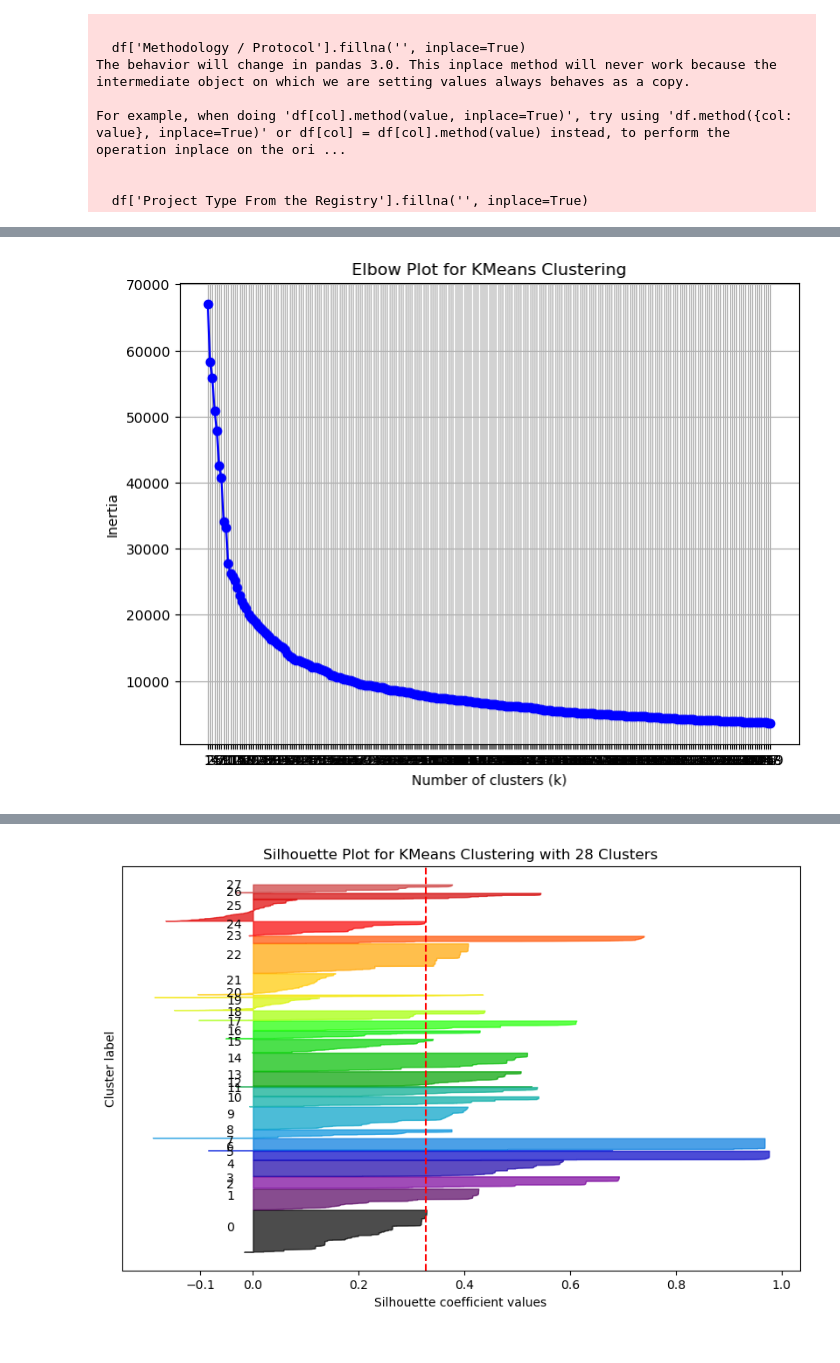
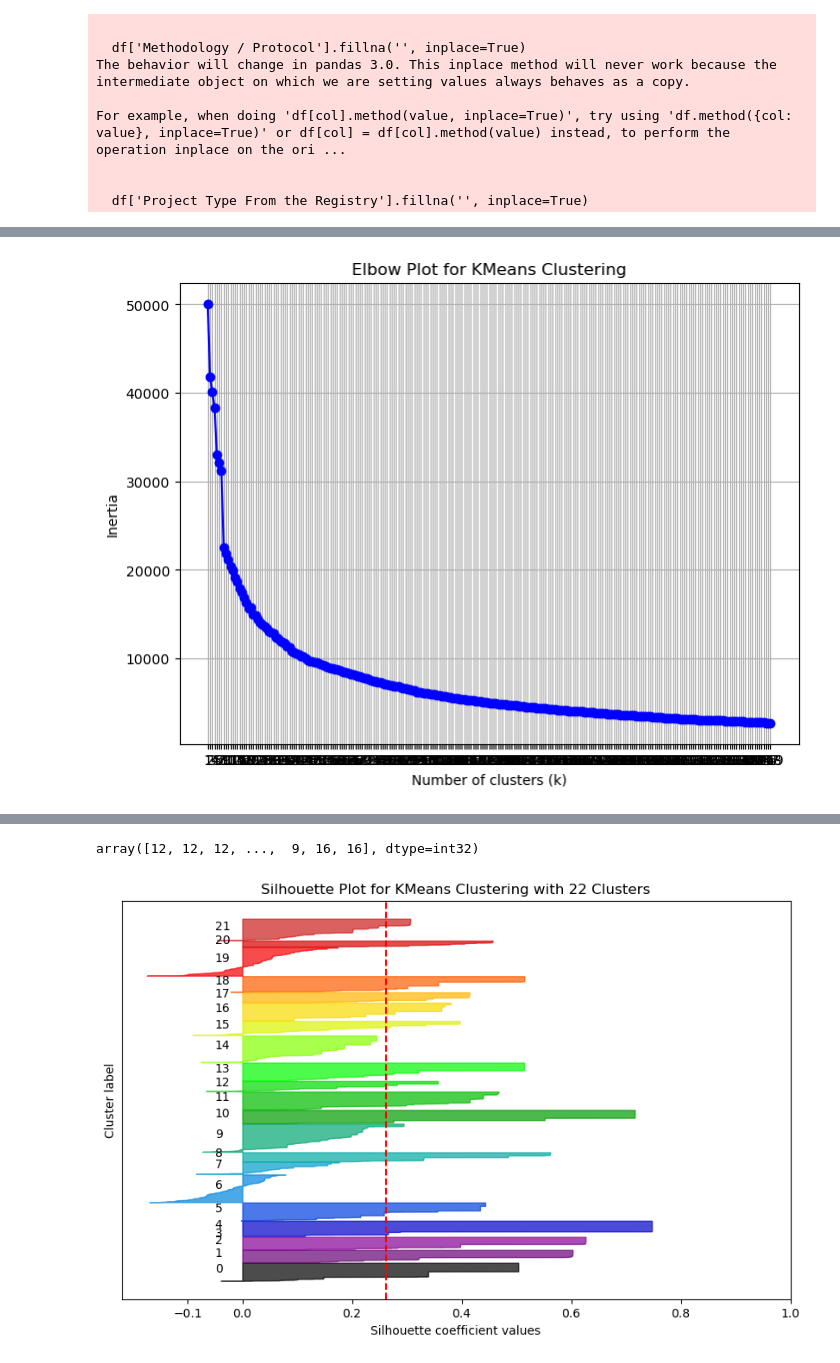
Before and after one commit to MaggieCorry/Capstone_Corry_Hoang_Tajnekar_Rong, a Jupyter notebook: EDA/Corry_Cluster.ipynb, the cells around one changed output, grey strips where cells are left out. Drawn from its saved outputs; the diff is of its cells as text; code cells hidden in the pictures.

```diff
--- a/EDA/Corry_Cluster.ipynb
+++ b/EDA/Corry_Cluster.ipynb
@@ -55,9 +58,10 @@ For example, when doing 'df[col].method(value, inplace=True)', try using 'df.met
   df['Estimated Annual Emission Reductions'].fillna(0, inplace=True)
 # %%
 # Encode categorical variables
-cat_features = ['Voluntary Registry', 'Scope', 'Reduction / Removal', 'Region', 'Registry / ARB / WA']
-cont_features = ['Total Credits Issued', 'Estimated Annual Emission Reductions']
-text_features = [' Type', 'Methodology / Protocol','Project Type From the Registry']
+cat_features = ['Voluntary Registry', 'Region', 'Registry / ARB / WA']
+#cont_features = ['Total Credits Issued', 'Estimated Annual Emission Reductions']
+cont_features = ['Estimated Annual Emission Reductions']
+text_features = [' Type', 'Methodology / Protocol', 'Project Name', 'Project Type From the Registry']
 # %%
 df_cat = pd.get_dummies(df, columns=cat_features, drop_first=True, dummy_na=True)
-df_cat = df_cat.iloc[:, 10:]
+df_cat = df_cat.iloc[:, 12:]
@@ -64,6 +82,6 @@ df_cat = df_cat.iloc[:, 10:]
 # %%
 scaler = StandardScaler()
-df_cont = scaler.fit_transform(df[['Total Credits Issued', 'Estimated Annual Emission Reductions']])
+df_cont = scaler.fit_transform(df[['Estimated Annual Emission Reductions']])
 # %%
 # Text vectorization using TF-IDF
 
@@ -133,10 +153,10 @@ plt.xticks(k_range)
 plt.grid(True)
 plt.show()
 # %% [output]
-[figure, old version]
+[figure, new version]
 # %%
 # Apply KMeans Clustering
-kmeans = KMeans(n_clusters=28, random_state=42)
+kmeans = KMeans(n_clusters=22, random_state=12)
 kmeans.fit(X_combined)
 
 # Get cluster labels
@@ -152,45 +172,52 @@ df.head()
 | 2 | ACR103 | Inland Empire Anaerobic Ag Digester | ACR | No | Completed | Agriculture | Manure Methane Digester | ... |
 | 3 | ACR104 | Ankotrofotsy Community-based Refo... | ACR | No | Inactive | Forestry & Land Use | Afforestation/Reforestation | ... |
 | 4 | ACR105 | Boa Vista A/R | ACR | No | Canceled | Forestry & Land Use | Afforestation/Reforestation | ... |
+# %%
+labels
+# %% [output]
+array([12, 12, 12, ...,  9, 16, 16], dtype=int32)
 # %%
 # Create a subplot with 1 row and 1 column
 plt.figure(figsize=(10, 6))
 plt.subplot(1, 1, 1)
 
+silhouette_avg = silhouette_score(X_combined, labels)
+silhouette_values = silhouette_samples(X_combined, labels)
+
 # Compute the silhouette plot
 y_lower = 10
-for i in range(28):
+for i in range(22):
     # Aggregate the silhouette scores for samples belonging to cluster i
-    ith_cluster_silhouette_values = sample_silhouette_values[labels == i]
+    ith_cluster_silhouette_values = silhouette_values[labels == i]
     ith_cluster_silhouette_values.sort()
 
     size_cluster_i = ith_cluster_silhouette_values.shape[0]
     y_upper = y_lower + size_cluster_i
 
-    color = plt.cm.nipy_spectral(float(i) / 28)
+    color = plt.cm.nipy_spectral(float(i) / 22)
     plt.fill_betweenx(np.arange(y_lower, y_upper),
                       0, ith_cluster_silhouette_values,
                       facecolor=color, edgecolor=color, alpha=0.7)
 
     # Label the silhouette plots with their cluster numbers at the middle
     plt.text(-0.05, y_lower + 0.5 * size_cluster_i, str(i))
 
     # Compute the new y_lower for next plot
     y_lower = y_upper + 10  # 10 for the 0 samples
 
-plt.title("Silhouette Plot for KMeans Clustering with 28 Clusters")
+plt.title("Silhouette Plot for KMeans Clustering with 22 Clusters")
 plt.xlabel("Silhouette coefficient values")
 plt.ylabel("Cluster label")
 
 # The vertical line for average silhouette score of all the values
 plt.axvline(x=silhouette_avg, color="red", linestyle="--")
 
 plt.yticks([])  # Clear the yaxis labels / ticks
 plt.xticks([-0.1, 0, 0.2, 0.4, 0.6, 0.8, 1])
 
 plt.show()
 # %% [output]
-[figure, old version]
+[figure, new version]
 # %%
 df['K_cluster'].value_counts()
 # %% [output]
```
Also changed, not shown: parts of 20 cells of this notebook, 3 other files.
